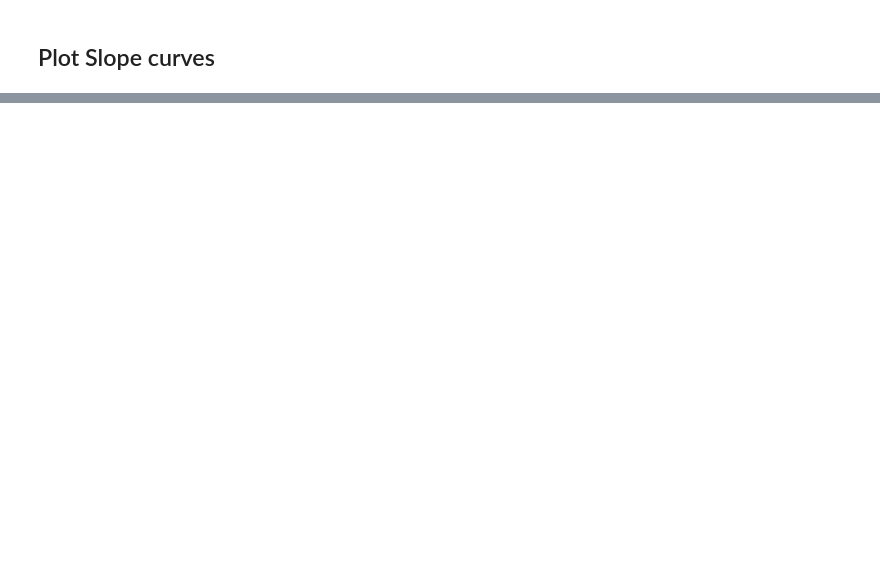
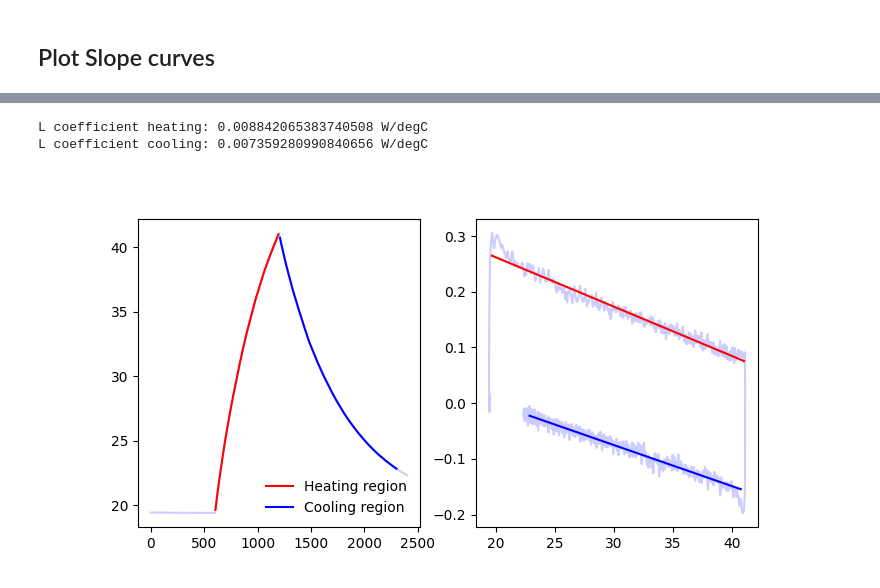
Before and after one commit to LiseHanson/Slope-Curves---Jupyter-Notebook, a Jupyter notebook: Slope Curves.ipynb, the cells around one changed output, grey strips where cells are left out. Drawn from its saved outputs; the diff is of its cells as text; code cells hidden in the pictures; blank space fills up the shorter version.

```diff
--- a/Slope Curves.ipynb
+++ b/Slope Curves.ipynb
@@ -113,0 +261,34 @@ plt.tight_layout()
+# %%
+start_time_heating = 605 #s
+end_time_heating = 1195 #s
+
+start_time_cooling = 1210 #s
+end_time_cooling = 2300 #s
+
+
+
+index_heating = (time1_SG>start_time_heating) & (time1_SG<end_time_heating)
+index_cooling = (time1_SG>start_time_cooling) & (time1_SG<end_time_cooling)
+
+fig,ax = plt.subplots(1,2,figsize=(8,4))
+ax[0].plot(time1_SG, temp1_SG, color='blue' , alpha = 0.2 )
+ax[0].plot(time1_SG[index_heating], temp1_SG[index_heating] , color = 'red' , label = 'Heating region')
+ax[0].plot(time1_SG[index_cooling], temp1_SG[index_cooling] , color = 'blue' , label = 'Cooling region')
+
+ax[0].legend(frameon=False)
+
+ax[1].plot(temp1_SG , CdTdt1 , color='blue',alpha=0.2 , label = label1)
+
+p_h = np.polyfit(temp1_SG[index_heating] , CdTdt1[index_heating], 1)
+ax[1].plot(temp1_SG[index_heating] , np.polyval(p_h,temp1_SG[index_heating]) , color='red' , label = label1)
+
+
+p_c = np.polyfit(temp1_SG[index_cooling] , CdTdt1[index_cooling], 1)
+ax[1].plot(temp1_SG[index_cooling] , np.polyval(p_c,temp1_SG[index_cooling]) , color='blue' , label = label1)
+
+print('L coefficient heating:', -p_h[0] , 'W/degC')
+print('L coefficient cooling:', -p_c[0] , 'W/degC')
+# %% [output]
+L coefficient heating: 0.008842065383740508 W/degC
+L coefficient cooling: 0.007359280990840656 W/degC
+[figure, added]
```
Also changed, not shown: parts of 19 cells of this notebook, 1 other file.
